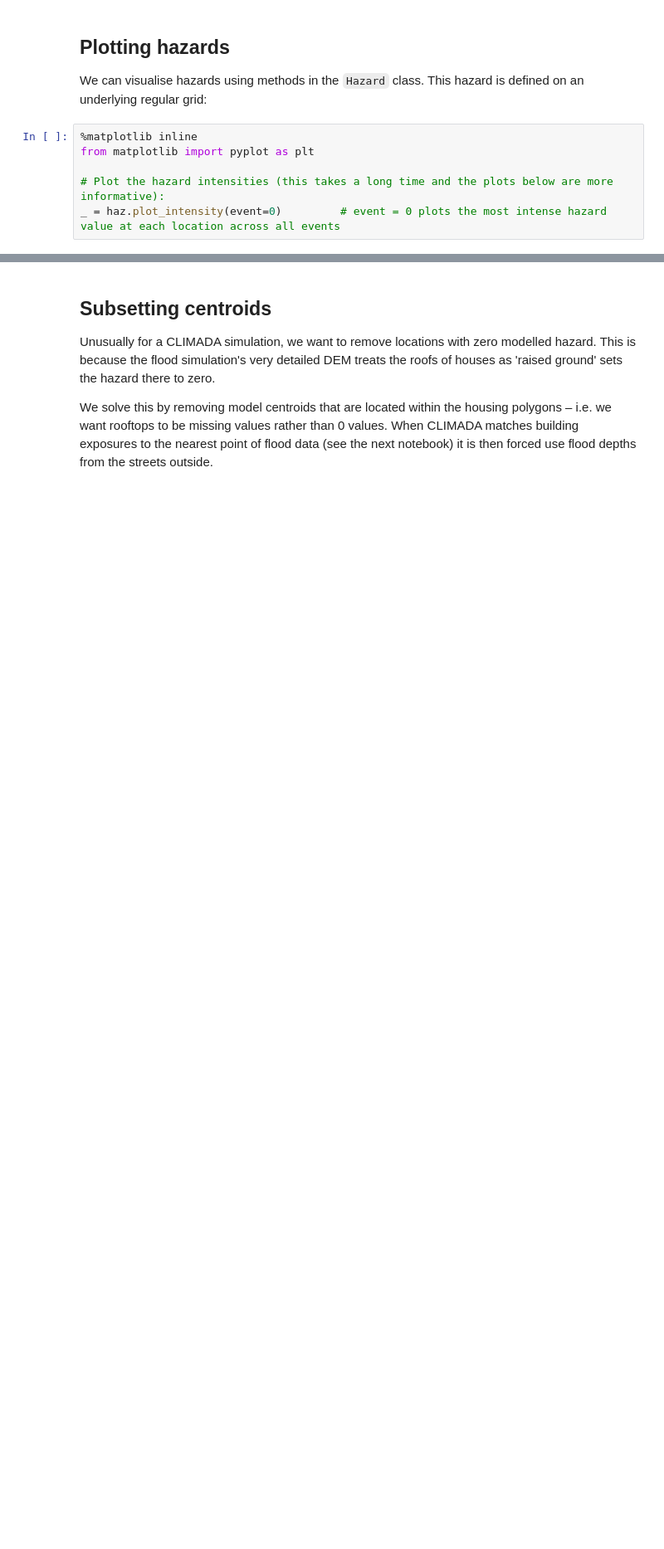
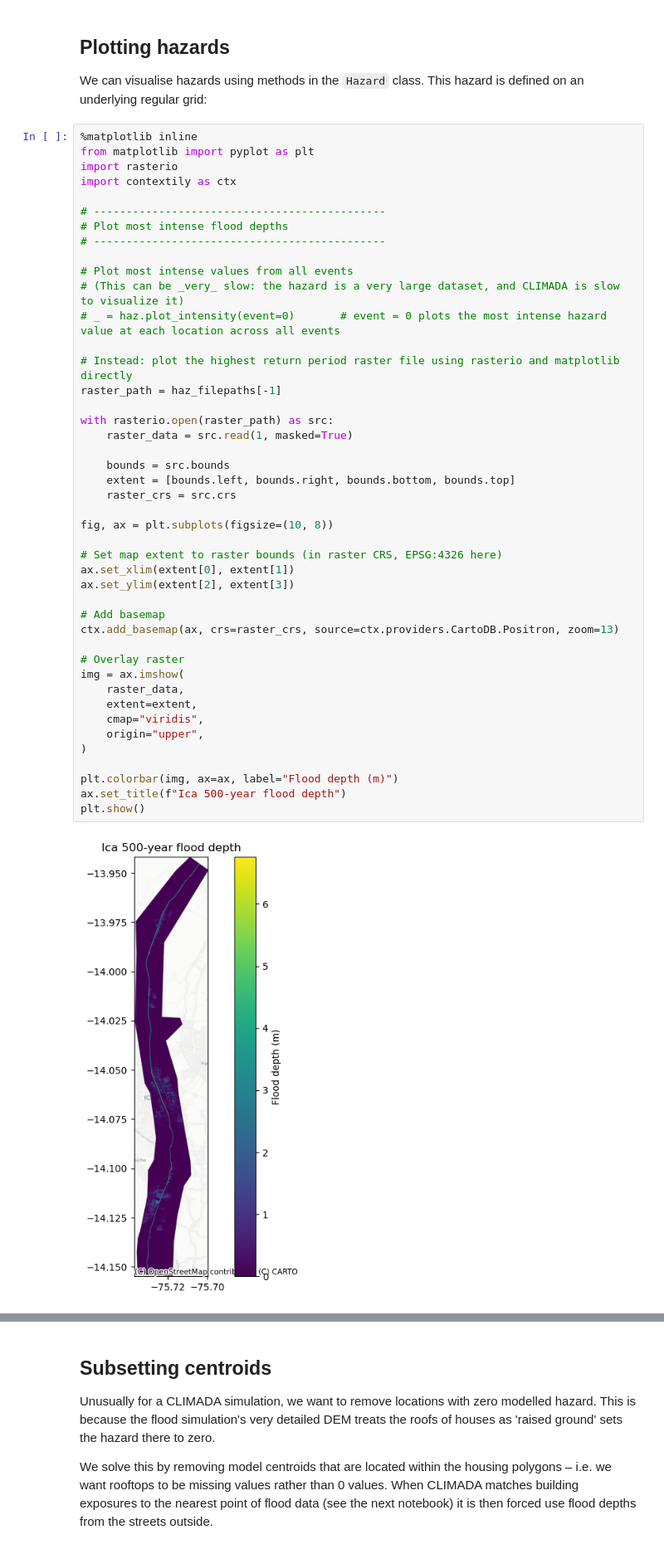
Before and after one commit to AnalyticsTeamUNUEHS/CLIMADA_starter_packs, a Jupyter notebook: starter_pack_peru/notebooks/03_hazard.ipynb, the cells around one changed output, grey strips where cells are left out. Shown at 83% size. Saved outputs shown, nothing was run; the diff lists cells and outputs as text; blank space fills up the shorter version.

```diff
--- a/starter_pack_peru/notebooks/03_hazard.ipynb
+++ b/starter_pack_peru/notebooks/03_hazard.ipynb
@@ -121,9 +121,49 @@ We can visualise hazards using methods in the `Hazard` class. This hazard is def
 # %%
 %matplotlib inline
 from matplotlib import pyplot as plt
+import rasterio
+import contextily as ctx
 
-# Plot the hazard intensities (this takes a long time and the plots below are more informative):
-_ = haz.plot_intensity(event=0)         # event = 0 plots the most intense hazard value at each location across all events
+# ---------------------------------------------
+# Plot most intense flood depths
+# ---------------------------------------------
+
+# Plot most intense values from all events
+# (This can be _very_ slow: the hazard is a very large dataset, and CLIMADA is slow to visualize it)
+# _ = haz.plot_intensity(event=0)       # event = 0 plots the most intense hazard value at each location across all events
+
+# Instead: plot the highest return period raster file using rasterio and matplotlib directly
+raster_path = haz_filepaths[-1]
+
+with rasterio.open(raster_path) as src:
+    raster_data = src.read(1, masked=True)
+
+    bounds = src.bounds
+    extent = [bounds.left, bounds.right, bounds.bottom, bounds.top]
+    raster_crs = src.crs
+
+fig, ax = plt.subplots(figsize=(10, 8))
+
+# Set map extent to raster bounds (in raster CRS, EPSG:4326 here)
+ax.set_xlim(extent[0], extent[1])
+ax.set_ylim(extent[2], extent[3])
+
+# Add basemap
+ctx.add_basemap(ax, crs=raster_crs, source=ctx.providers.CartoDB.Positron, zoom=13)
+
+# Overlay raster
+img = ax.imshow(
+    raster_data,
+    extent=extent,
+    cmap="viridis",
+    origin="upper",
+)
+
+plt.colorbar(img, ax=ax, label="Flood depth (m)")
+ax.set_title(f"Ica 500-year flood depth")
+plt.show()
+# %% [output]
+[figure, added]
 # %%
 # Let's zoom in and plot some smaller areas:
 
```
Also changed, not shown: parts of 5 cells of this notebook, 4 other files.
